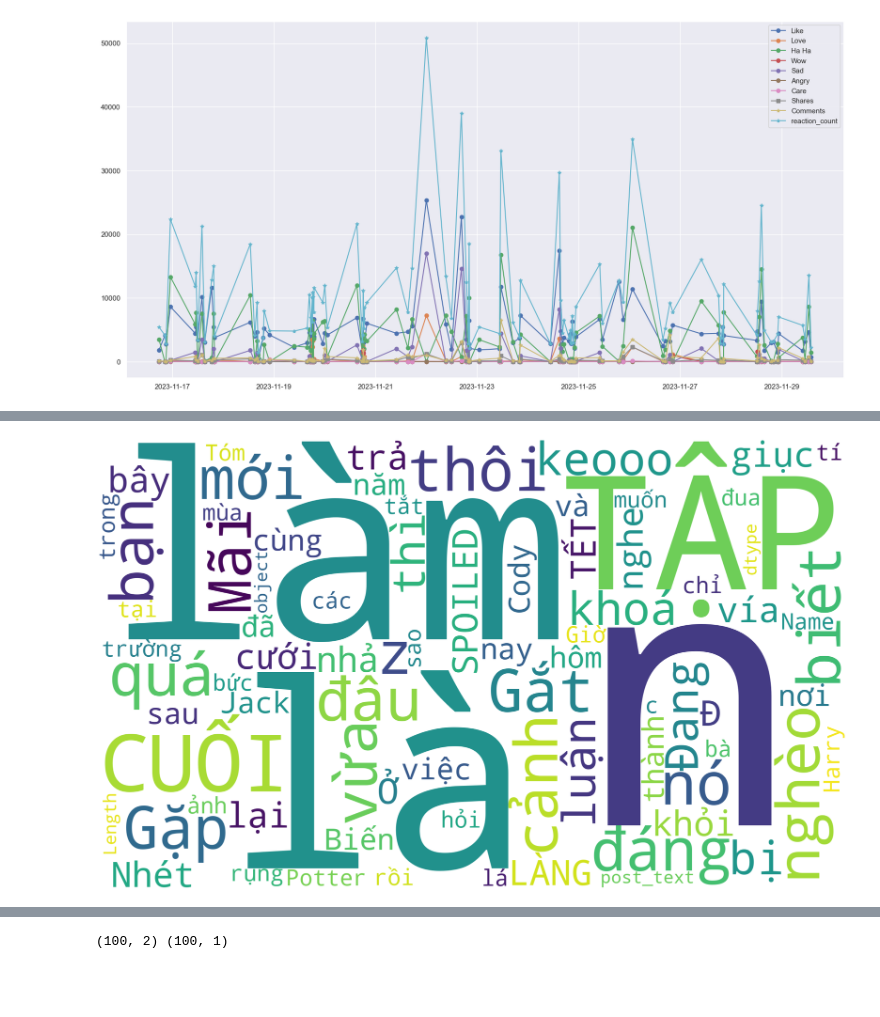
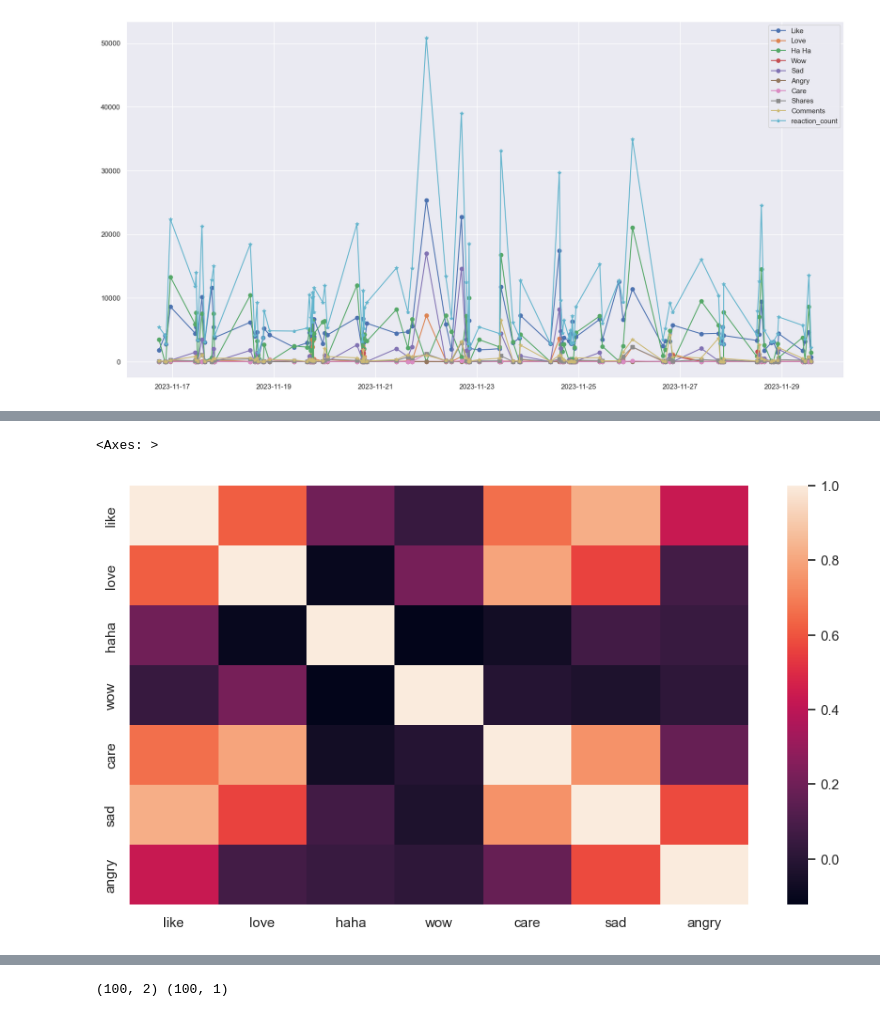
Before and after one commit to nguyenduchuyiu/facebook_analysis, a Jupyter notebook: main.ipynb, the cells around one changed output, grey strips where cells are left out. Cells and saved outputs as stored; diff of their text form; code cells hidden in the pictures; blank space fills up the shorter version.

```diff
--- a/main.ipynb
+++ b/main.ipynb
@@ -142,18 +142,5 @@ plt.show()
-# %%
-# Stop words
-from wordcloud import WordCloud, STOPWORDS
-
-text = str(df['post_text'])
-
-wordcloud = WordCloud(stopwords=STOPWORDS,
-                        background_color='white',
-                    max_words=500,
-                    width=2000, height=1200
-                        ).generate(text)
-plt.figure(figsize=(40,20))
-plt.clf()
-plt.imshow(wordcloud)
-plt.axis('off')
-plt.show()
-# %% [output]
-[figure, removed]
+# %%
+sns.heatmap(reactions.corr())
+# %% [output]
+<Axes: >
+[figure, added]
```
Also changed, not shown: parts of 4 cells of this notebook, 1 other file.
